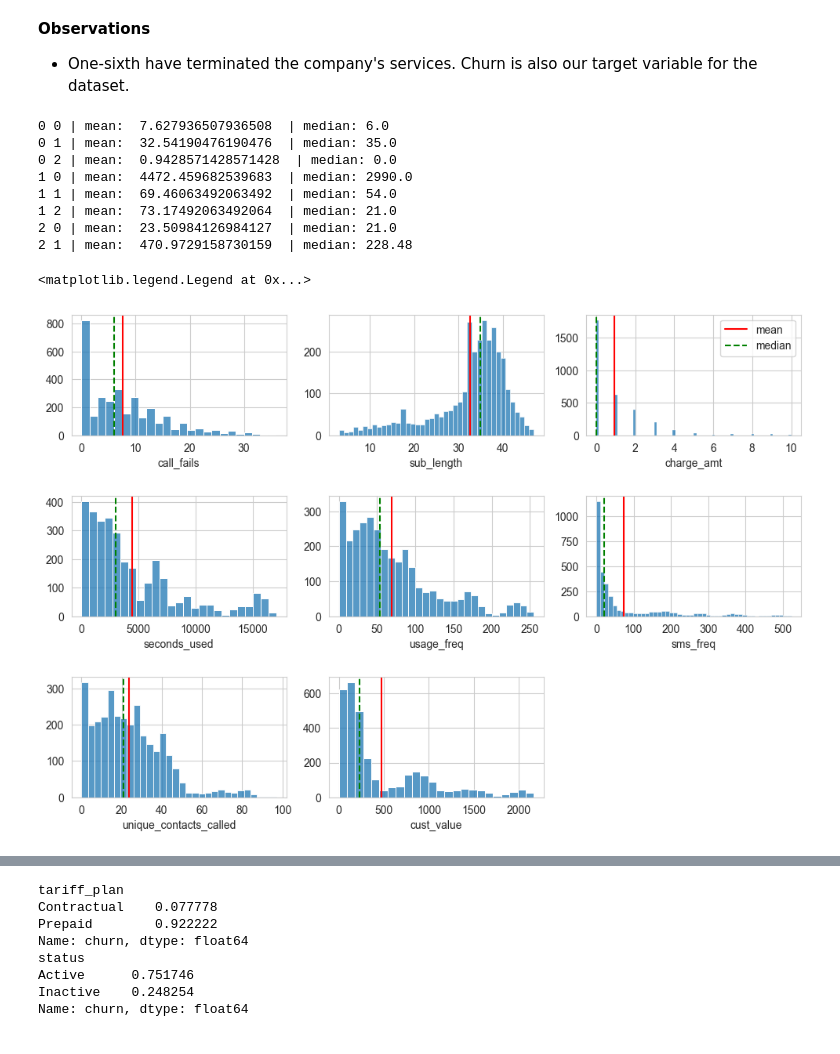
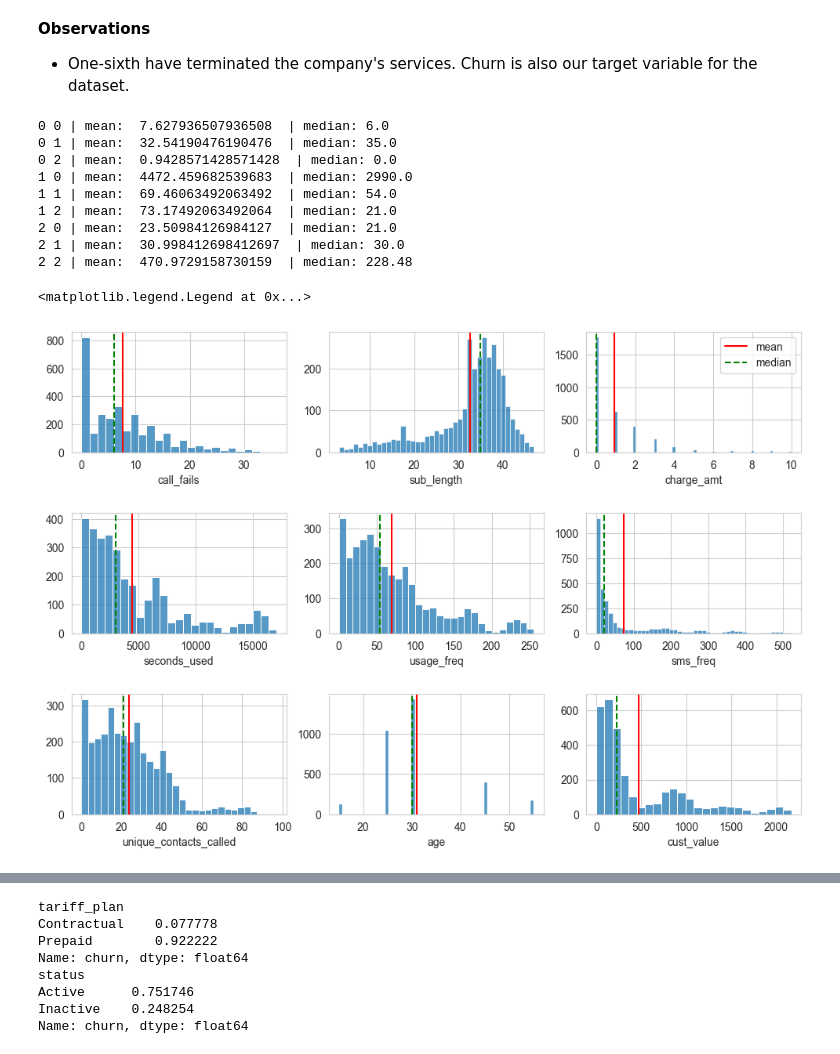
Before and after one commit to mlcuadra1/Churn-Risk-EDA, a Jupyter notebook: notebooks/Script 2 - EDA.ipynb, the cells around one changed output, grey strips where cells are left out. Saved outputs shown, nothing was run; the diff lists cells and outputs as text; code cells hidden in the pictures.

```diff
--- a/notebooks/Script 2 - EDA.ipynb
+++ b/notebooks/Script 2 - EDA.ipynb
@@ -113,30 +114,30 @@ def draw_mean_median(dataframe, axes, i):
             label='median')
     print(str(i//3), (i%3), '| mean: ', np.mean(dataframe), ' | median:', np.median(dataframe))
 # %%
-num_list = list(['call_fails', 'sub_length', 'charge_amt', 'seconds_used', 'usage_freq', 'sms_freq', 'unique_contacts_called', 'cust_value'])
+num_list = list(['call_fails', 'sub_length', 'charge_amt', 'seconds_used', 'usage_freq', 'sms_freq', 'unique_contacts_called', 'age', 'cust_value'])
 
 fig1, axes = plt.subplots(3, 3, figsize=(12,8))
 
 for i, num_col in enumerate(num_list):
     sns.histplot(x=df[num_col], ax=axes[(i//3), (i%3)])
     draw_mean_median(df[num_col], axes, i)
     axes[(i//3), (i%3)].set_ylabel('')
 
-fig1.delaxes(axes[2,2])
 
 fig1.subplots_adjust(wspace=0.2, hspace=0.5)
 axes[0,2].legend(loc='upper right')
 # %% [output]
 0 0 | mean:  7.627936507936508  | median: 6.0
 0 1 | mean:  32.54190476190476  | median: 35.0
 0 2 | mean:  0.9428571428571428  | median: 0.0
 1 0 | mean:  4472.459682539683  | median: 2990.0
 1 1 | mean:  69.46063492063492  | median: 54.0
 1 2 | mean:  73.17492063492064  | median: 21.0
 2 0 | mean:  23.50984126984127  | median: 21.0
-2 1 | mean:  470.9729158730159  | median: 228.48
+2 1 | mean:  30.998412698412697  | median: 30.0
+2 2 | mean:  470.9729158730159  | median: 228.48
 <matplotlib.legend.Legend at 0x...>
-[figure, old version]
+[figure, new version]
 # %% [markdown]
 Since most of the distributions have a skew, I will be referring more to the median as the measure of central tendency, which is less sensitive to skewed distributions and outliers.
 
```
Also changed, not shown: parts of 5 cells of this notebook.
